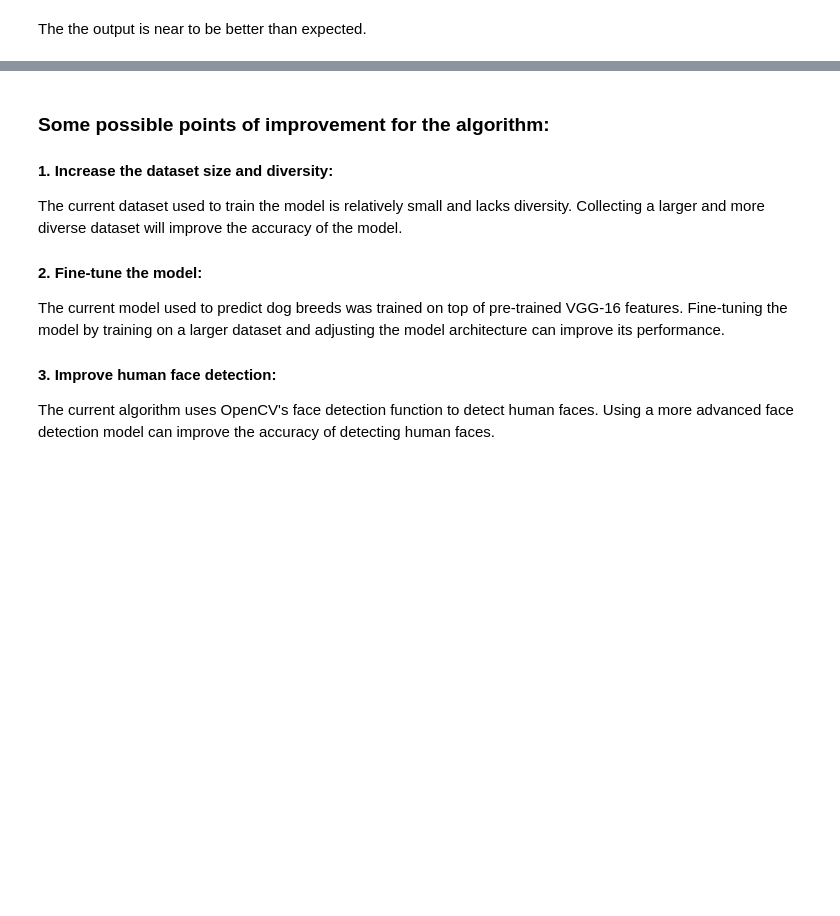
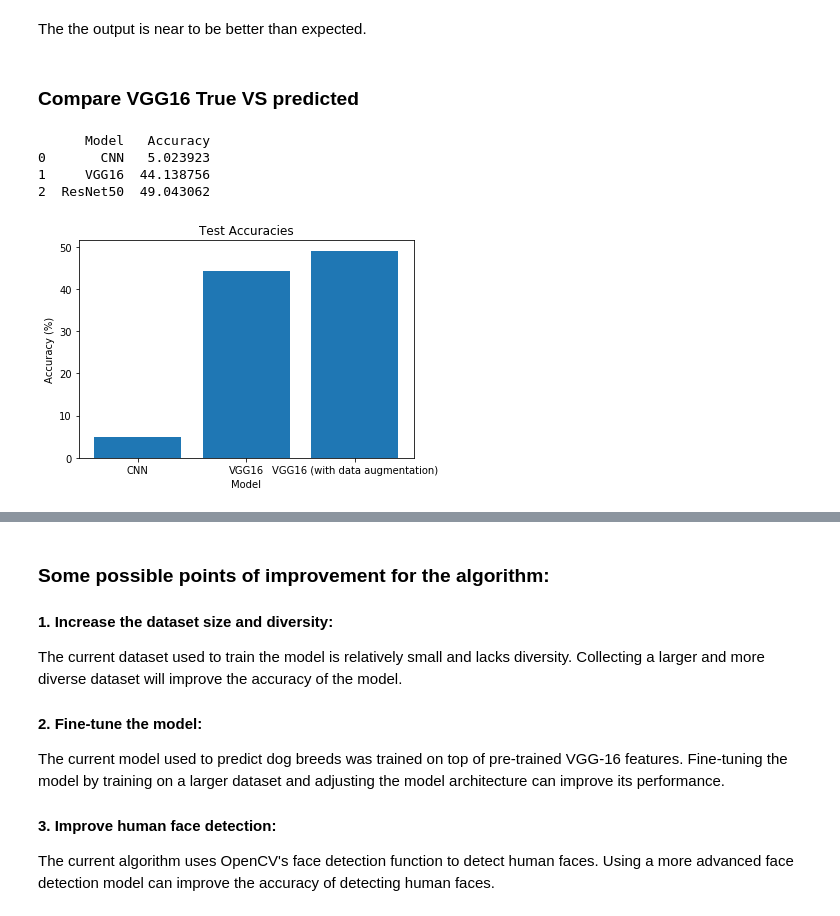
Before and after one commit to safaa-suliman/capstone_project, a Jupyter notebook: dog_app.ipynb, the cells around one changed output, grey strips where cells are left out. Drawn from its saved outputs; the diff is of its cells as text; code cells hidden in the pictures; blank space fills up the shorter version.

Commit message:
Accuracy and true vs predicted
I just added accuracy percentage of models. and figures for VGG16 true result and predicted.

```diff
--- a/dog_app.ipynb
+++ b/dog_app.ipynb
@@ -1045,3 +1045,38 @@ result = run_app(image_path)
 print(result)
 # %% [markdown]
 The the output is near to be better than  expected.
+# %% [markdown]
+### Compare VGG16 True VS predicted
+# %%
+import pandas as pd
+
+# create a dataframe with model names and their corresponding accuracy scores
+results = pd.DataFrame({'Model': ['CNN', 'VGG16', 'ResNet50'],
+                        'Accuracy': [test_accuracy, VGG16test_accuracy, VGG16test_accuracy1]})
+
+# display the dataframe
+print(results)
+# %% [output]
+      Model   Accuracy
+0       CNN   5.023923
+1     VGG16  44.138756
+2  ResNet50  49.043062
+# %%
+import matplotlib.pyplot as plt
+
+# Define the names and test accuracies of each model
+model_names = ['CNN', 'VGG16', 'VGG16 (with data augmentation)']
+test_accuracies = [test_accuracy, VGG16test_accuracy, VGG16test_accuracy1]
+
+# Create a bar plot of the test accuracies
+plt.bar(model_names, test_accuracies)
+
+# Set the title and axis labels
+plt.title('Test Accuracies')
+plt.xlabel('Model')
+plt.ylabel('Accuracy (%)')
+
+# Display the plot
+plt.show()
+# %% [output]
+[figure, added]
```
Also changed, not shown: parts of 3 cells of this notebook.
